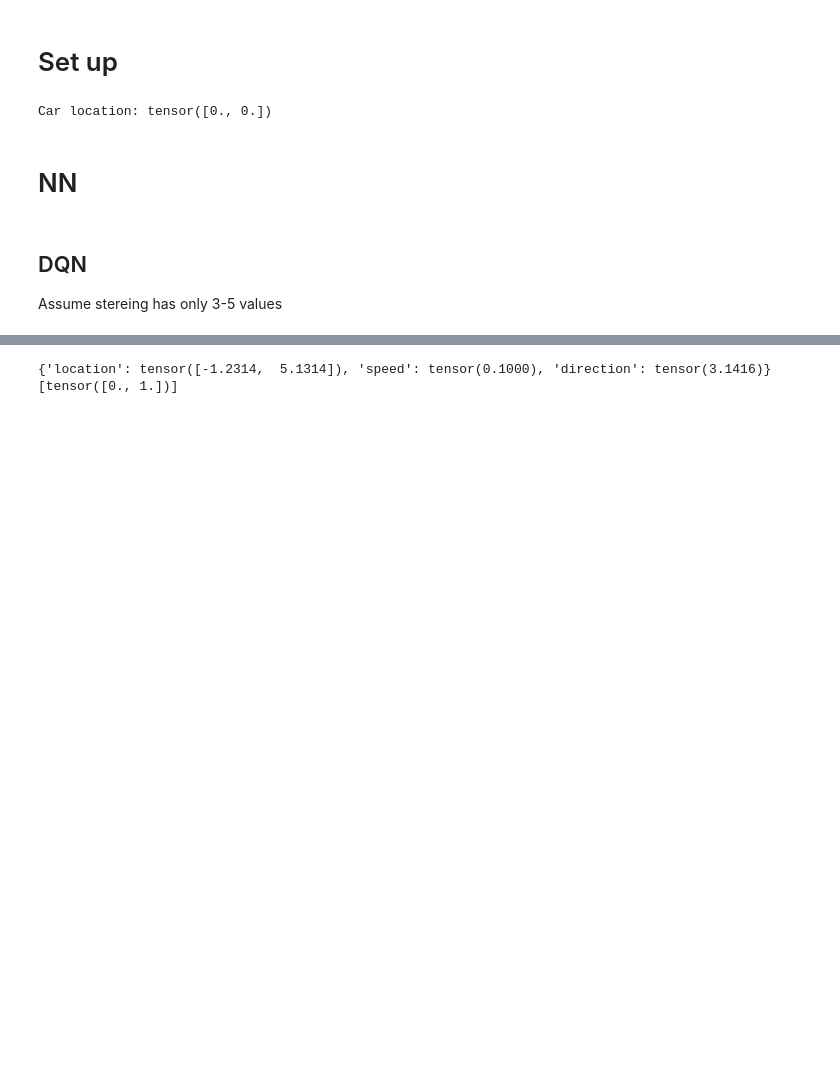
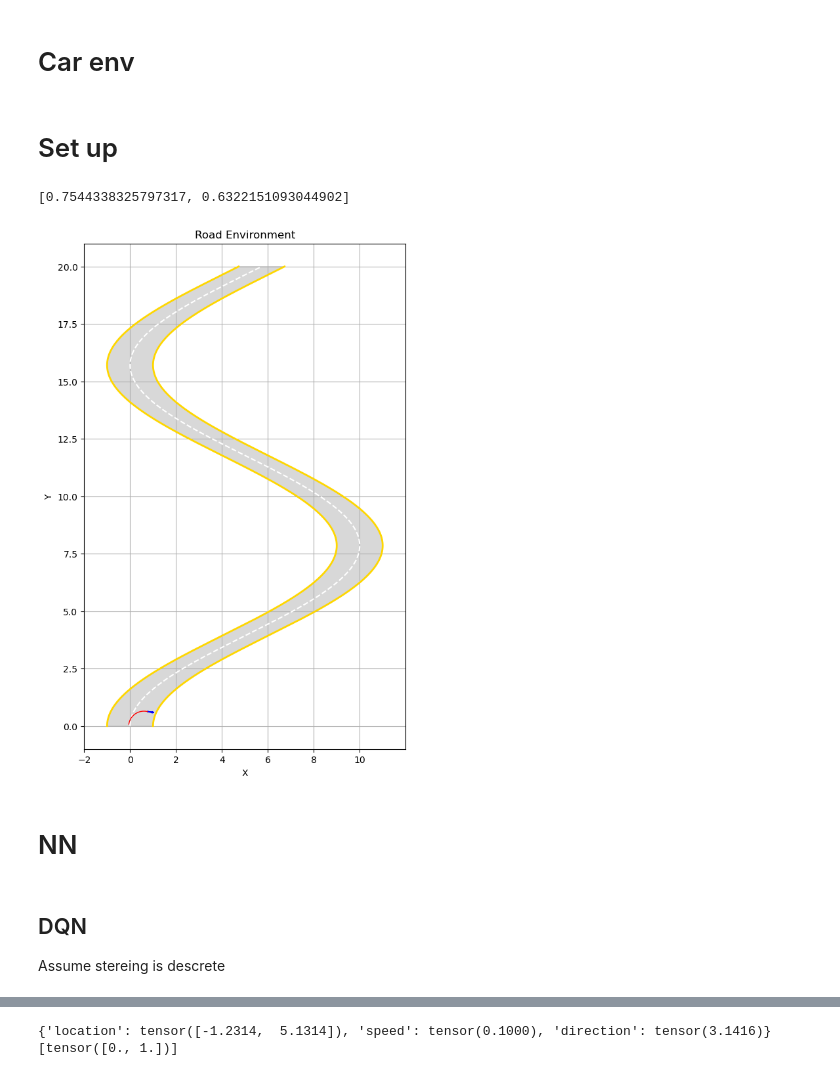
Before and after one commit to OmerShiranC/RL-Project, a Jupyter notebook: DDPG Car.ipynb, the cells around one changed output, grey strips where cells are left out. Cells and saved outputs as stored; diff of their text form; code cells hidden in the pictures; blank space fills up the shorter version.

```diff
--- a/DDPG Car.ipynb
+++ b/DDPG Car.ipynb
@@ -135,2 +214,4 @@ class RoadEnvironment:
+# %% [markdown]
+# Car env
 # %%
 class CarEnvironment:
@@ -195,14 +271,46 @@ class CarEnvironment:
 # %% [markdown]
 # Set up
-# %%
-print('Car location:', car_env.car_state['location'])
-# %% [output]
-Car location: tensor([0., 0.])
+# %%
+# Setup
+
+# road parameters
+def road_function(x):
+    return np.array([5 * (1-np.cos(0.4 * x)), x])
+data_points= [(0, 0), (0, 10)] # road shape
+road_width=2
+road_length =20
+closed=False
+
+#sensors
+n_sensors = 7
+resolution = .5
+max_sensor_range = 5
+
+# NN parameters
+state_dim = n_sensors  * max_sensor_range / resolution   # State dimension is the number of sensor
+action_dim = 5  # Actions for steering
+
+#Actions
+actions = .15*np.linspace(-1,1,action_dim)
+
+
+
+road_env2 = RoadEnvironmentV2(road_function, road_width, road_length, False)
+car_env = CarEnvironment(road_env2, n_sensors, resolution, max_sensor_range, actions)
+
+
+for i in range(11):
+    car_env.step(0)
+print(car_env.loc)
+visualizeV2(road_env2, car_env)
+# %% [output]
+[0.7544338325797317, 0.6322151093044902]
+[figure, added]
 # %% [markdown]
 # NN
 # %% [markdown]
 ## DQN
 
-Assume stereing has only 3-5 values
+Assume stereing is descrete
 # %%
 class PolicyNetwork(nn.Module):
```
Also changed, not shown: parts of 15 cells of this notebook, 3 other files.
